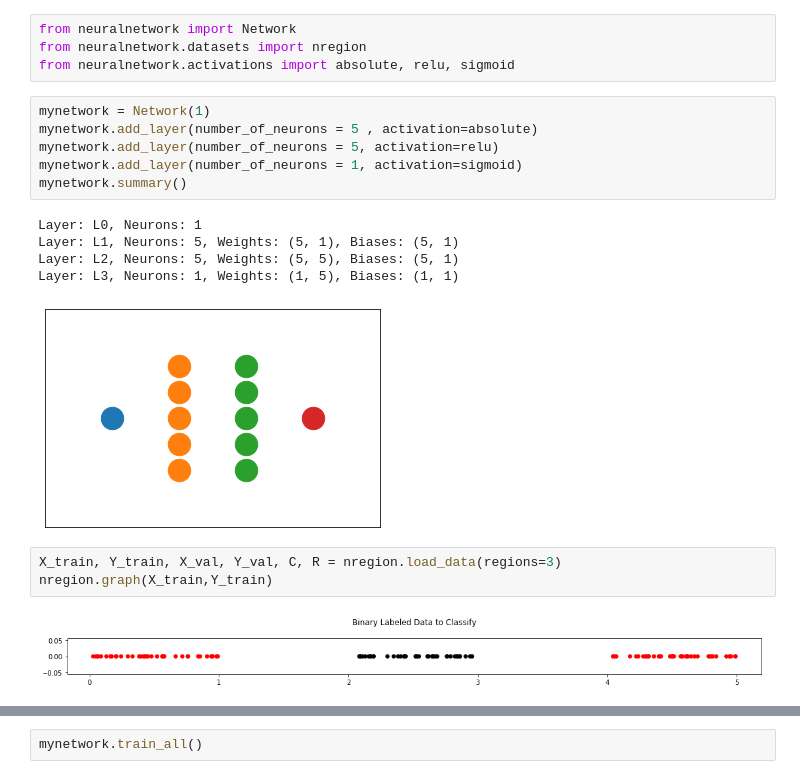
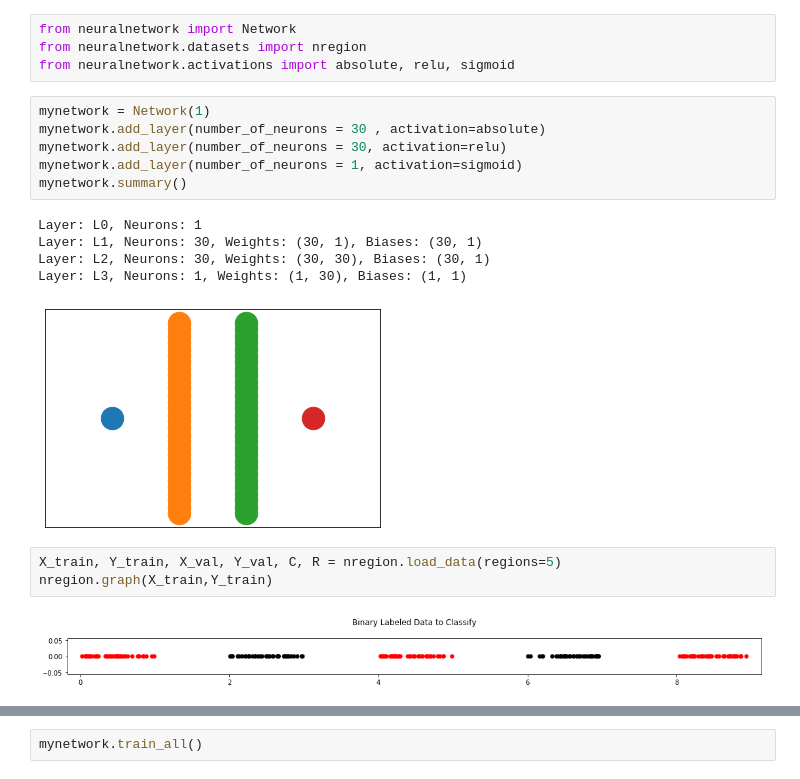
Before and after one commit to AleksandrGontcharov/neuralnetwork, a Jupyter notebook: Untitled.ipynb, the cells around one changed output, grey strips where cells are left out. Saved outputs shown, nothing was run; the diff lists cells and outputs as text.

```diff
--- a/Untitled.ipynb
+++ b/Untitled.ipynb
@@ -4,21 +4,21 @@ from neuralnetwork.datasets import nregion
 from neuralnetwork.activations import absolute, relu, sigmoid
 # %%
 mynetwork = Network(1)
-mynetwork.add_layer(number_of_neurons = 5 , activation=absolute)
-mynetwork.add_layer(number_of_neurons = 5, activation=relu)
+mynetwork.add_layer(number_of_neurons = 30 , activation=absolute)
+mynetwork.add_layer(number_of_neurons = 30, activation=relu)
 mynetwork.add_layer(number_of_neurons = 1, activation=sigmoid)
 mynetwork.summary()
 # %% [output]
 Layer: L0, Neurons: 1
-Layer: L1, Neurons: 5, Weights: (5, 1), Biases: (5, 1)
-Layer: L2, Neurons: 5, Weights: (5, 5), Biases: (5, 1)
-Layer: L3, Neurons: 1, Weights: (1, 5), Biases: (1, 1)
+Layer: L1, Neurons: 30, Weights: (30, 1), Biases: (30, 1)
+Layer: L2, Neurons: 30, Weights: (30, 30), Biases: (30, 1)
+Layer: L3, Neurons: 1, Weights: (1, 30), Biases: (1, 1)
-[figure, old version]
+[figure, new version]
 # %%
-X_train, Y_train, X_val, Y_val, C, R = nregion.load_data(regions=3)
+X_train, Y_train, X_val, Y_val, C, R = nregion.load_data(regions=5)
 nregion.graph(X_train,Y_train)
 # %% [output]
-[figure, old version]
+[figure, new version]
 # %%
 nregion.graph(X_train,Y_train,decision=mynetwork.decision)
 # %% [output]
```
Also changed, not shown: parts of 21 cells of this notebook, 2 other files.
